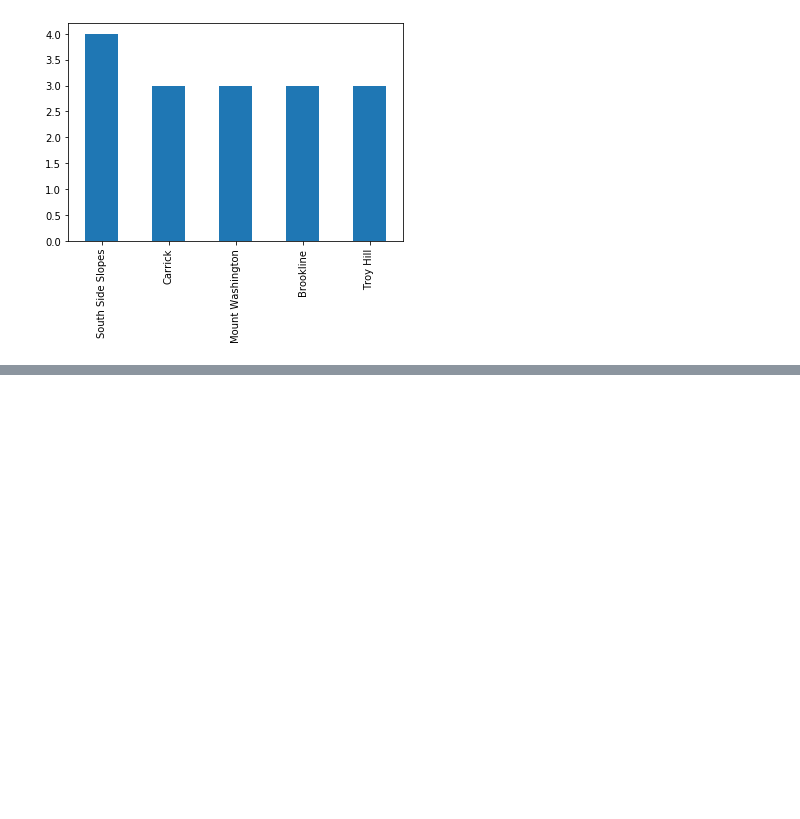
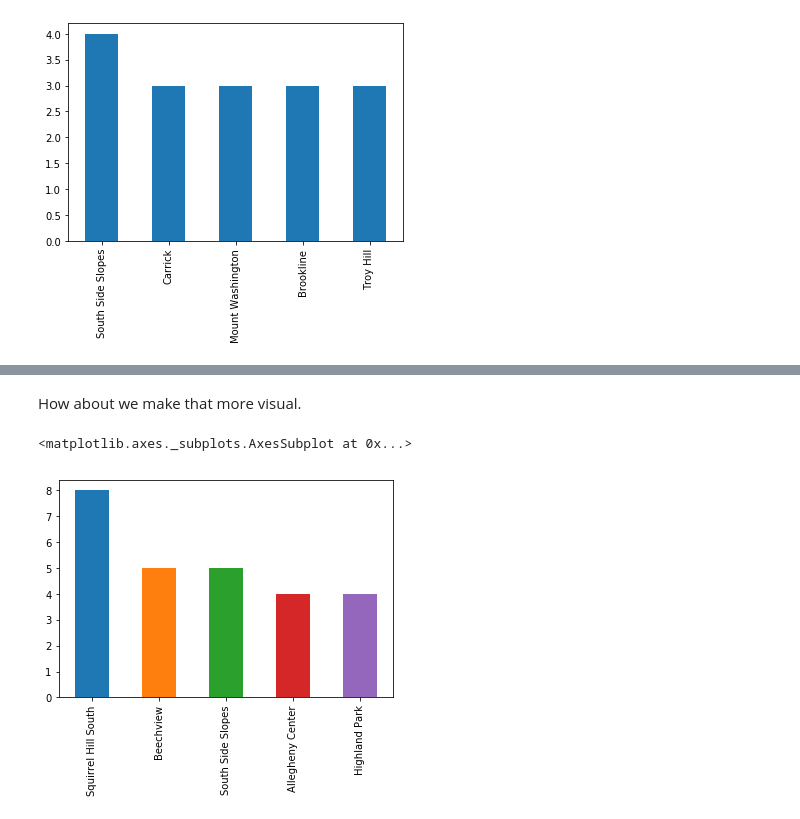
Before and after one commit to scs128/cmpinf-final-project, a Jupyter notebook: final-project.ipynb, the cells around one changed output, grey strips where cells are left out. Saved outputs shown, nothing was run; the diff lists cells and outputs as text; code cells hidden in the pictures; blank space fills up the shorter version.

Commit message:
Added Playground Analysis

```diff
--- a/final-project.ipynb
+++ b/final-project.ipynb
@@ -199,0 +196,3 @@ fields_with_lights["neighborhood"].value_counts().head().plot(kind="bar")
+# %%
+playgrounds = pd.read_csv("https://data.wprdc.org/datastore/dump/47350364-44a8-4d15-b6e0-5f79ddff9367")
+playgrounds.head()
@@ -199,0 +268,7 @@ fields_with_lights["neighborhood"].value_counts().head().plot(kind="bar")
+# %% [markdown]
+How about we make that more visual.
+# %%
+playgrounds["neighborhood"].value_counts().head().plot(kind="bar")
+# %% [output]
+<matplotlib.axes._subplots.AxesSubplot at 0x...>
+[figure, added]
```
Also changed, not shown: parts of 25 cells of this notebook.
